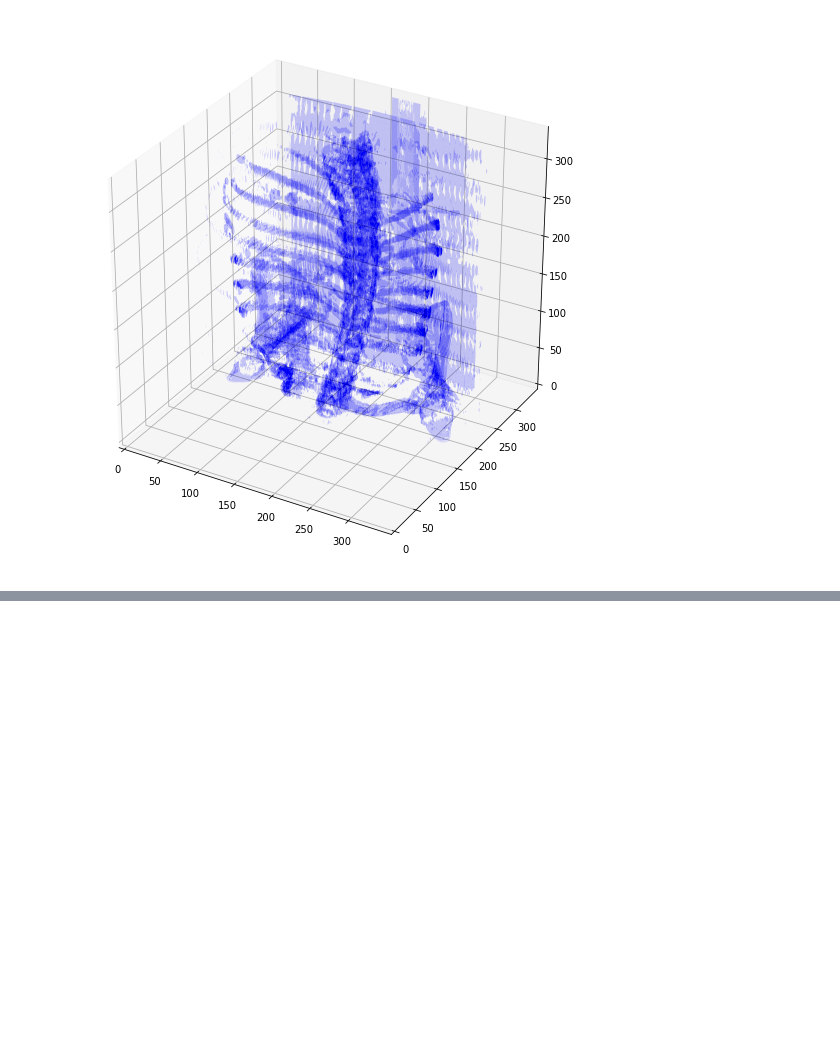
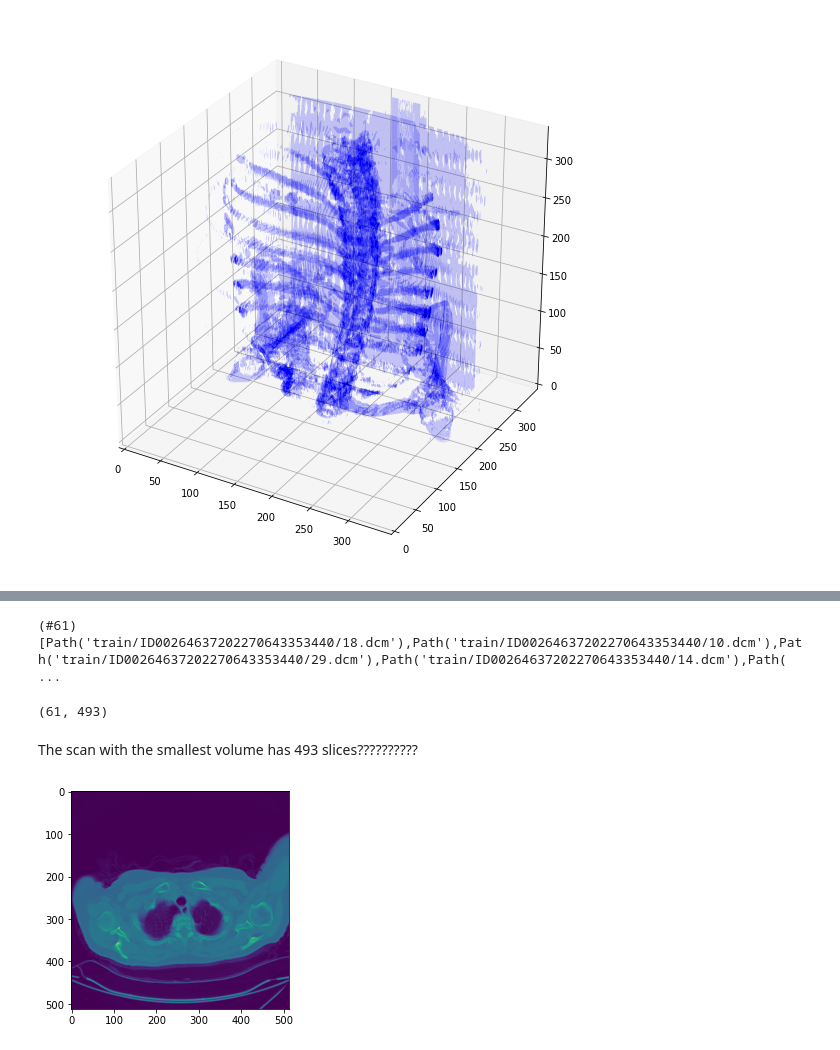
Before and after one commit to alibabaz/kaggle_osic_pulmonary_fibrosis, a Jupyter notebook: osic_explorations.ipynb, the cells around one changed output, grey strips where cells are left out. Cells and saved outputs as stored; diff of their text form; code cells hidden in the pictures; blank space fills up the shorter version.

```diff
--- a/osic_explorations.ipynb
+++ b/osic_explorations.ipynb
@@ -781,0 +784,3 @@ This is def upside down and it looks like there's some weird plate behind the sp
+# %%
+min_vol = scan_values[scan_values['volume'] == scan_values.volume.min()]['patient'].item()
+max_vol = scan_values[scan_values['volume'] == scan_values.volume.max()]['patient'].item()
@@ -781,0 +793,17 @@ This is def upside down and it looks like there's some weird plate behind the sp
+# %%
+(train_path/max_vol).ls()
+# %% [output]
+(#61) [Path('train/ID00264637202270643353440/18.dcm'),Path('train/ID00264637202270643353440/10.dcm'),Path('train/ID00264637202270643353440/29.dcm'),Path('train/ID00264637202270643353440/14.dcm'),Path( ...
+# %%
+max_sorted = dcm_sort(train_path/max_vol)
+min_sorted = dcm_sort(train_path/min_vol)
+# %%
+len(max_sorted), len(min_sorted)
+# %% [output]
+(61, 493)
+# %% [markdown]
+The scan with the smallest volume has 493 slices??????????
+# %%
+plt.imshow(max_sorted[10].pixel_array);
+# %% [output]
+[figure, added]
```
Also changed, not shown: parts of 22 cells of this notebook.
